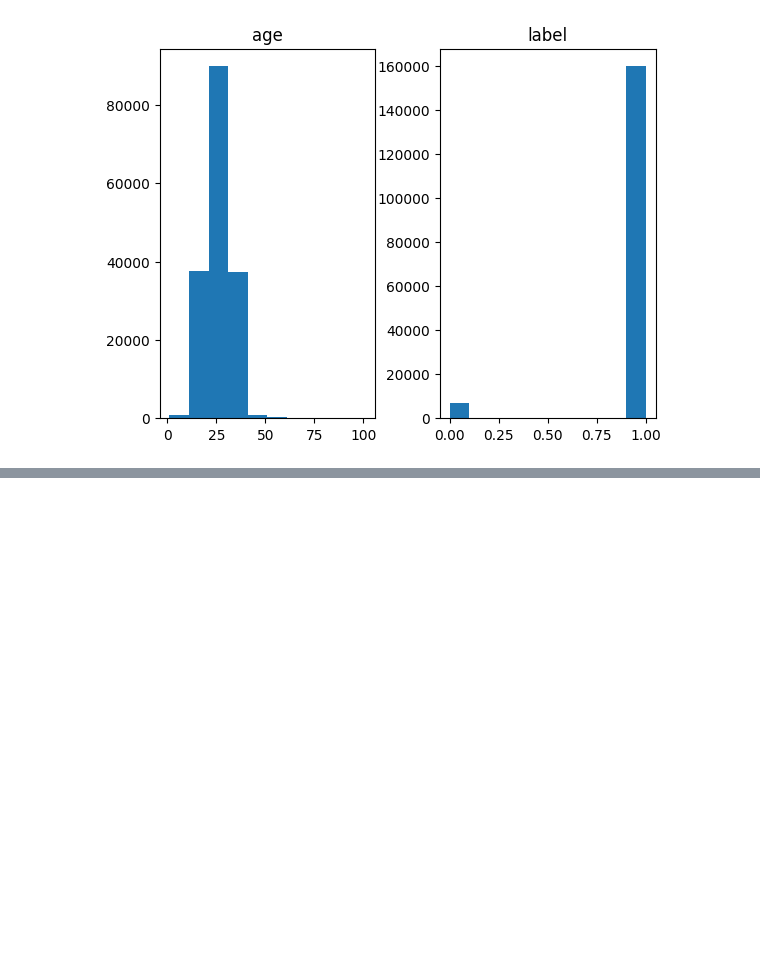
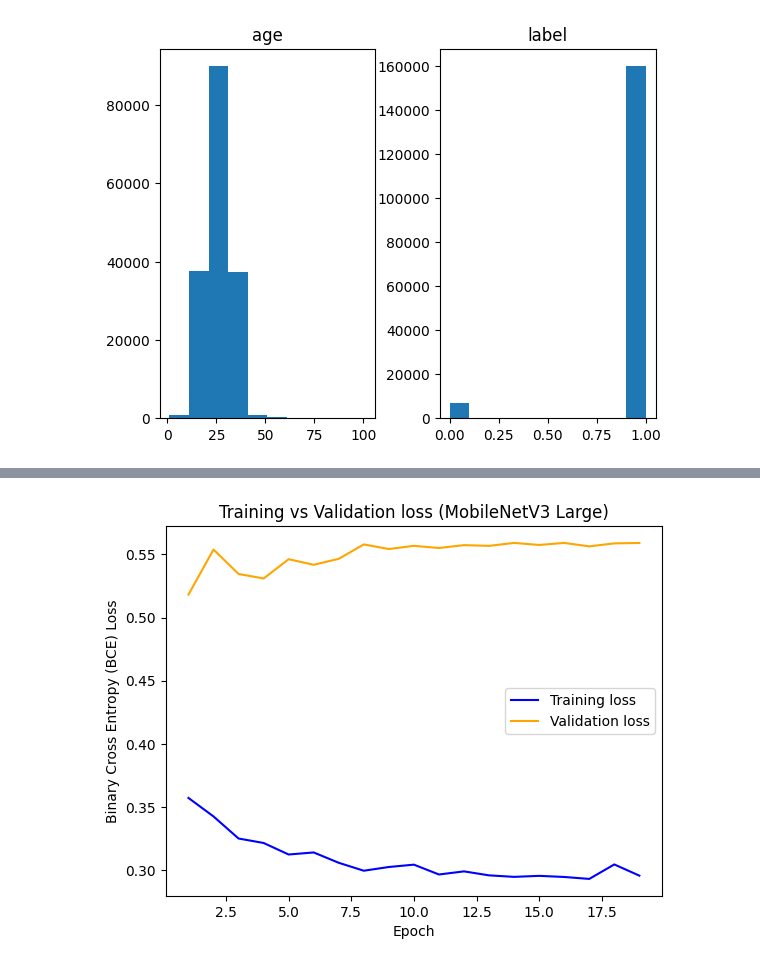
Before and after one commit to qivaijar/oracle-assignment-age-classifier, a Jupyter notebook: age_classifier.ipynb, the cells around one changed output, grey strips where cells are left out. Cells and saved outputs as stored; diff of their text form; code cells hidden in the pictures; blank space fills up the shorter version.

Commit message:
Update: Try MobileNetV3 & tune hyperparameters

```diff
--- a/age_classifier.ipynb
+++ b/age_classifier.ipynb
@@ -397,6 +402,7 @@ import time
 num_epochs = 15
 verbose_steps = 200
 step = 0
+val_los = float('inf')
 training_loss = []
 validation_loss = []
 training_accuracy = []
@@ -472,6 +478,35 @@ for epoch in range(num_epochs):
           f"Train Loss: {epoch_loss:.4f}, Train Accuracy: {epoch_accuracy:.2f}%, "
           f"Val Loss: {val_epoch_loss:.4f}, Val Accuracy: {val_epoch_accuracy:.2f}%")
 
+    # Save checkpoint for the best val los
+    if val_epoch_loss < val_los:
+      val_los = val_epoch_loss
+      checkpoint_path = f"checkpoint_best_val_los.pth"
+      checkpoint = {
+          'epoch': epoch + 1,
+          'model_state_dict': model.state_dict(),
+          'optimizer_state_dict': optimizer.state_dict(),
+          'loss': epoch_loss,
+          'accuracy': epoch_accuracy,
+          'val_loss': val_epoch_loss,
+          'val_accuracy': val_epoch_accuracy
+      }
+      torch.save(checkpoint, checkpoint_path)
+      print(f"Checkpoint saved at: {checkpoint_path}")
+
+# Save the last checkpoint
+checkpoint_path = f"checkpoint_last.pth"
+checkpoint = {
+    'epoch': epoch + 1,
+    'model_state_dict': model.state_dict(),
+    'optimizer_state_dict': optimizer.state_dict(),
+    'loss': epoch_loss,
+    'accuracy': epoch_accuracy,
+    'val_loss': val_epoch_loss,
+    'val_accuracy': val_epoch_accuracy
+}
+torch.save(checkpoint, checkpoint_path)
+print(f"Checkpoint saved at: {checkpoint_path}")
 # End time
 end_time = time.time()
 
@@ -483,27 +534,29 @@ Current loss: 0.6579029560089111
 # %%
 # Plot training and validation loss
 total_epoch = len(training_loss)
 epoch = list(range(1, total_epoch+1))
 
 # Plot the training loss
 plt.plot(epoch, training_loss, label='Training loss', color='blue')  # Red line
 
 # Plot the validation loss
 plt.plot(epoch, validation_loss, label='Validation loss', color='orange')  # Green line
 
 # Adding labels
 plt.xlabel('Epoch')
 plt.ylabel('Binary Cross Entropy (BCE) Loss')
-plt.title('Training vs Validation loss (EfficientNetv2 Small)')
+plt.title('Training vs Validation loss (MobileNetV3 Large)')
 
 # Show legend
 plt.legend()
 
 # Save the plot
 plt.savefig("train_val_loss.png", dpi=300, bbox_inches="tight")
 
 # Show the plot
 plt.show()
+# %% [output]
+[figure, added]
 # %%
 # Plot the training accuracy
 plt.plot(epoch, training_accuracy, label='Training Accuracy', color='blue')  # Red line
```
Also changed, not shown: parts of 11 cells of this notebook.
